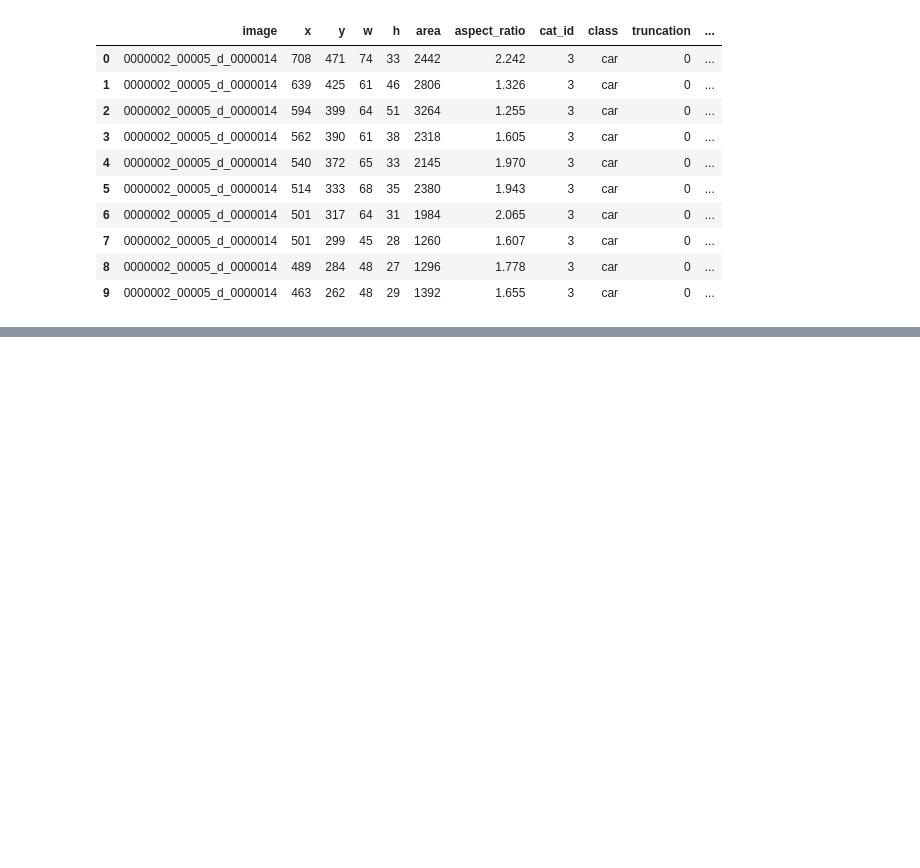
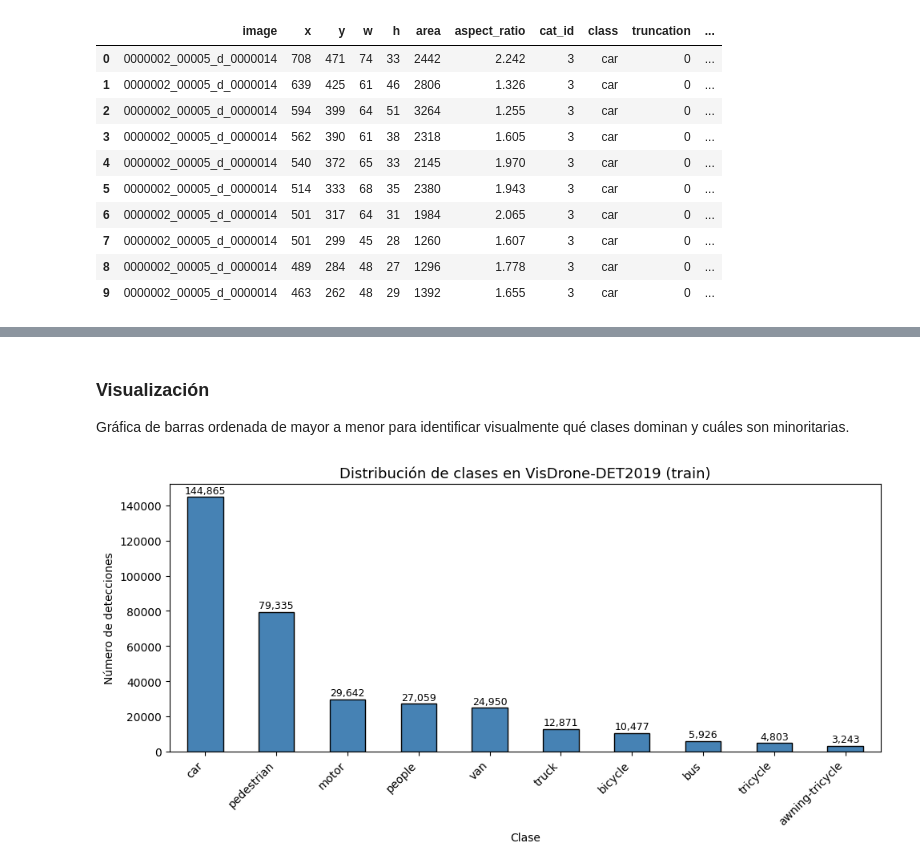
Before and after one commit to MikeFlores19/TT-deteccion-aerea, a Jupyter notebook: notebooks/01_eda_visdrone.ipynb, the cells around one changed output, grey strips where cells are left out. Drawn from its saved outputs; the diff is of its cells as text; code cells hidden in the pictures; blank space fills up the shorter version.

```diff
--- a/notebooks/01_eda_visdrone.ipynb
+++ b/notebooks/01_eda_visdrone.ipynb
@@ -114,0 +167,33 @@ Clases presentes                     : 10
+# %% [markdown]
+### Visualización
+Gráfica de barras ordenada de mayor a menor para identificar visualmente qué clases dominan y cuáles son minoritarias.
+# %%
+#Gráfica de barras: distribución de clases
+fig,ax=plt.subplots(figsize=(10,5))
+
+class_counts.plot(kind="bar",ax=ax, color="steelblue",edgecolor="black")
+
+ax.set_title("Distribución de clases en VisDrone-DET2019 (train)", fontsize=13)
+ax.set_xlabel("Clase")
+ax.set_ylabel("Número de detecciones")
+ax.set_xticklabels(class_counts.index,rotation=45,ha="right")
+
+#Se agrga el valor encima de cada barra
+for i,v in enumerate(class_counts.values):
+    ax.text(i,v+2000,f"{v:,}",ha="center",fontsize=9)
+
+plt.tight_layout()
+
+#Guardamos la figura
+output_dir = PROJECT_ROOT /"results" /"figures" /"eda"
+output_dir.mkdir(parents=True,exist_ok=True)
+plt.savefig(output_dir/"01_distribucion_clases.png",dpi=150,bbox_inches="tight")
+
+#Guardamos la tabla
+tables_dir = PROJECT_ROOT / "results" / "tables" / "eda"
+tables_dir.mkdir(parents=True, exist_ok=True)
+class_summary.to_csv(tables_dir / "01_distribucion_clases.csv")
+
+plt.show()
+# %% [output]
+[figure, added]
```
Also changed, not shown: parts of 4 cells of this notebook, 2 other files.
